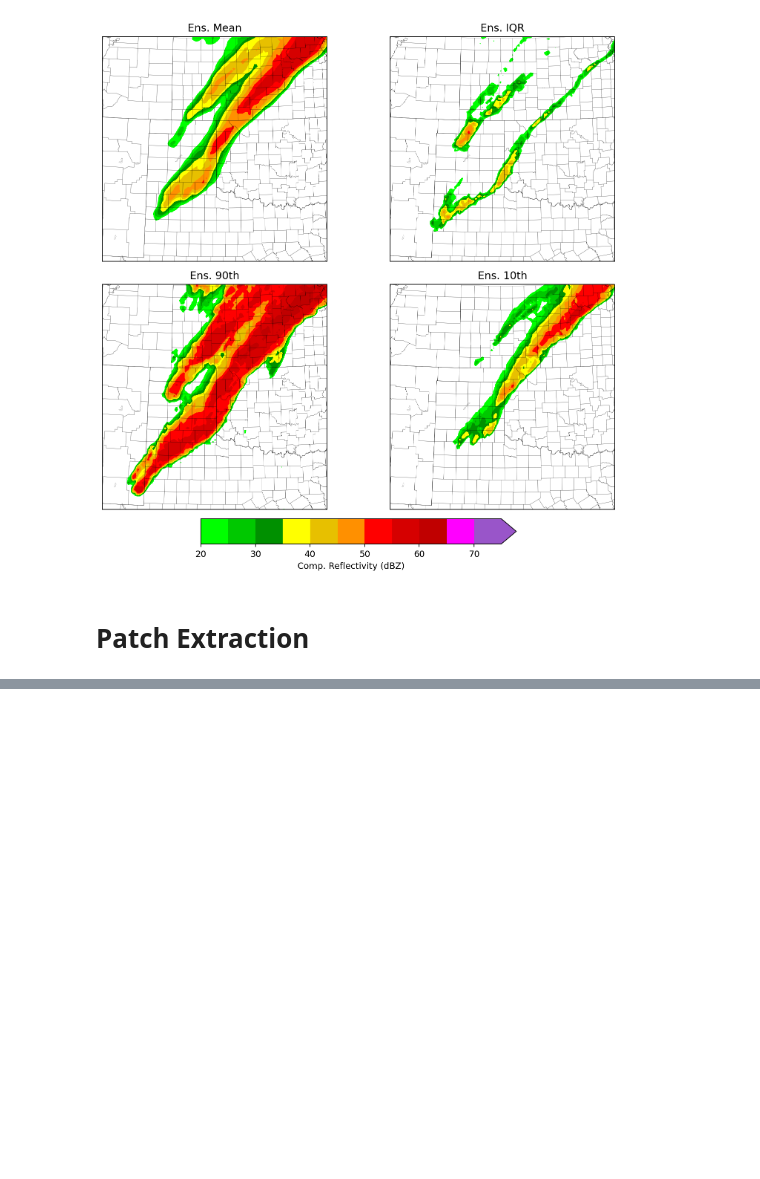
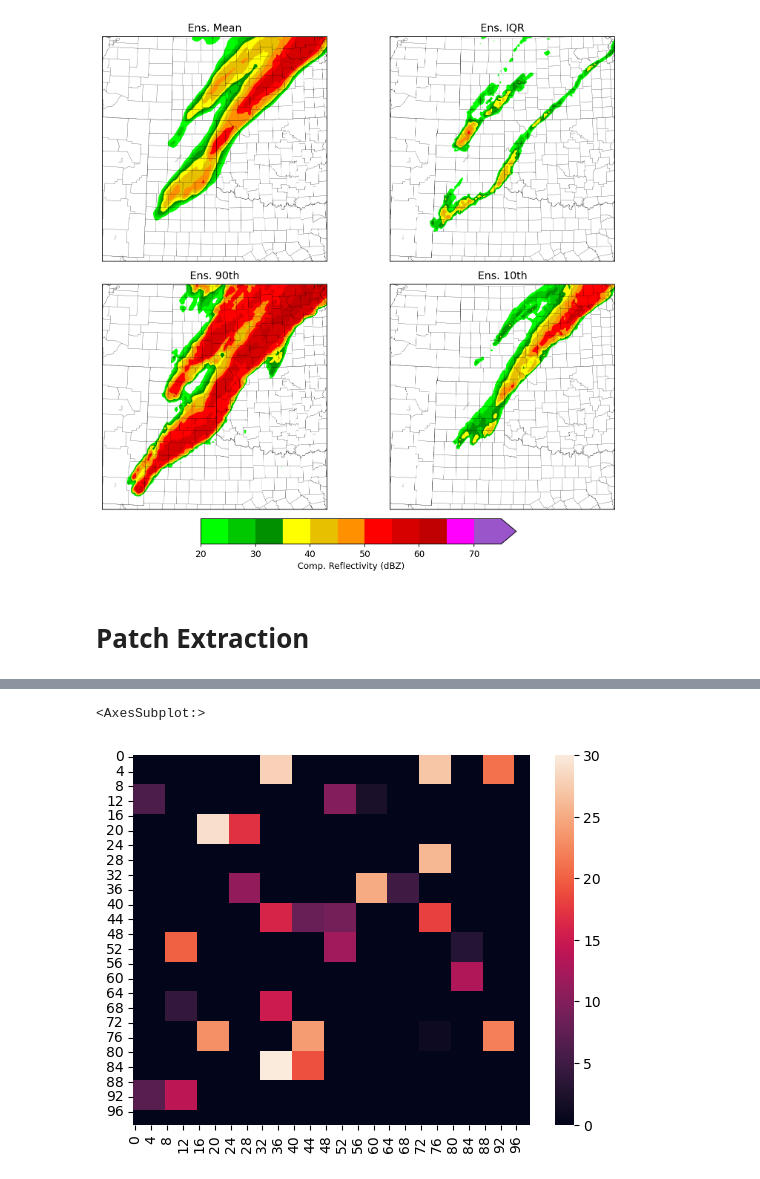
Before and after one commit to svarga1/2to6_hr_severe_wx_deep_learning, a Jupyter notebook: notebooks/PatchExtractor.ipynb, the cells around one changed output, grey strips where cells are left out. Drawn from its saved outputs; the diff is of its cells as text; code cells hidden in the pictures; blank space fills up the shorter version.

Commit message:
Working Patches

```diff
--- a/notebooks/PatchExtractor.ipynb
+++ b/notebooks/PatchExtractor.ipynb
@@ -394,5 +464,5 @@ class PatchExtractor:
 # %%
-ex=PatchExtractor(ncfile, X_env.keys(), X_strm.keys(), 10, (8,8))
+ex=PatchExtractor(ncfile, X_env.keys(), X_strm.keys(), 30, (8,8))
 # %% [markdown]
 # Upscale Data and Time Composite
 # %%
@@ -516,0 +591,7 @@ ex.extract_patches()
+# %%
+import seaborn as sns
+fig, ax = plt.subplots()
+sns.heatmap(ex._patch_grid)
+# %% [output]
+<AxesSubplot:>
+[figure, added]
```
Also changed, not shown: parts of 7 cells of this notebook.
